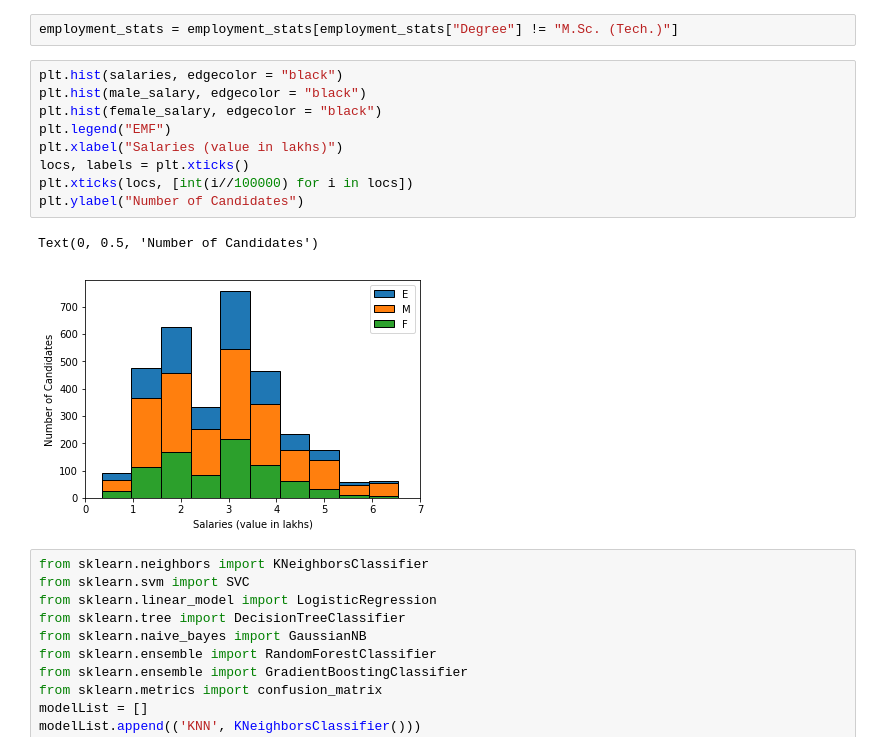
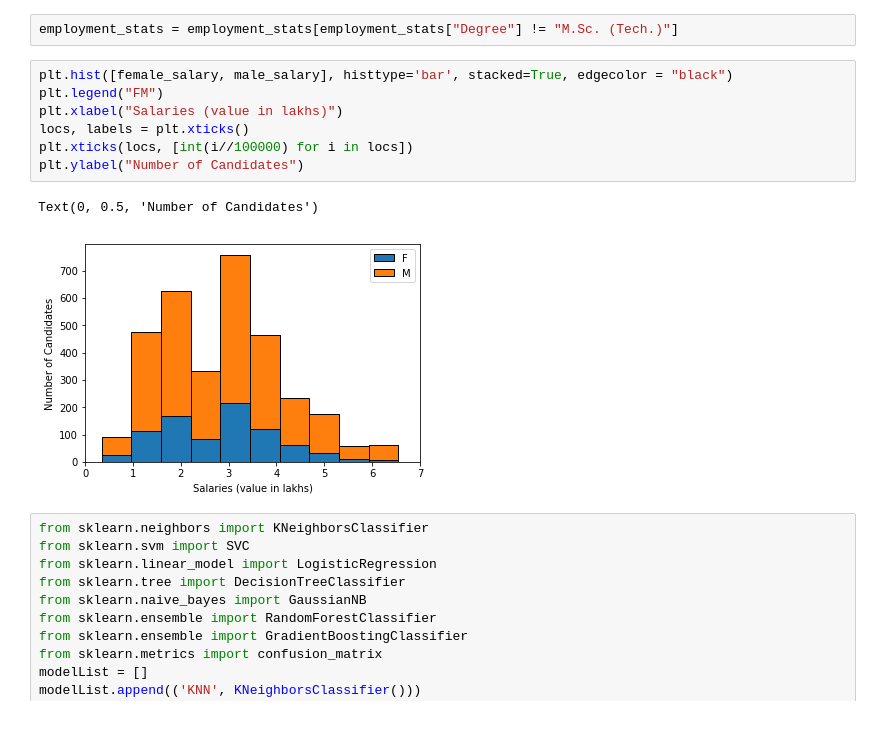
Before and after one commit to yashipro13/Predict-the-Package, a Jupyter notebook: amcat.ipynb, the cells around one changed output. Saved outputs shown, nothing was run; the diff lists cells and outputs as text.

```diff
--- a/amcat.ipynb
+++ b/amcat.ipynb
@@ -248,17 +248,15 @@ Index(['Salary', 'JobCity', 'Gender', '10percentage', '10board',
 # %%
 employment_stats = employment_stats[employment_stats["Degree"] != "M.Sc. (Tech.)"]
 # %%
-plt.hist(salaries, edgecolor = "black")
-plt.hist(male_salary, edgecolor = "black")
-plt.hist(female_salary, edgecolor = "black")
-plt.legend("EMF")
+plt.hist([female_salary, male_salary], histtype='bar', stacked=True, edgecolor = "black")
+plt.legend("FM")
 plt.xlabel("Salaries (value in lakhs)")
 locs, labels = plt.xticks()
 plt.xticks(locs, [int(i//100000) for i in locs])
 plt.ylabel("Number of Candidates")
 # %% [output]
 Text(0, 0.5, 'Number of Candidates')
-[figure, old version]
+[figure, new version]
 # %%
 from sklearn.neighbors import KNeighborsClassifier
 from sklearn.svm import SVC
```
Also changed, not shown: parts of 4 cells of this notebook.
